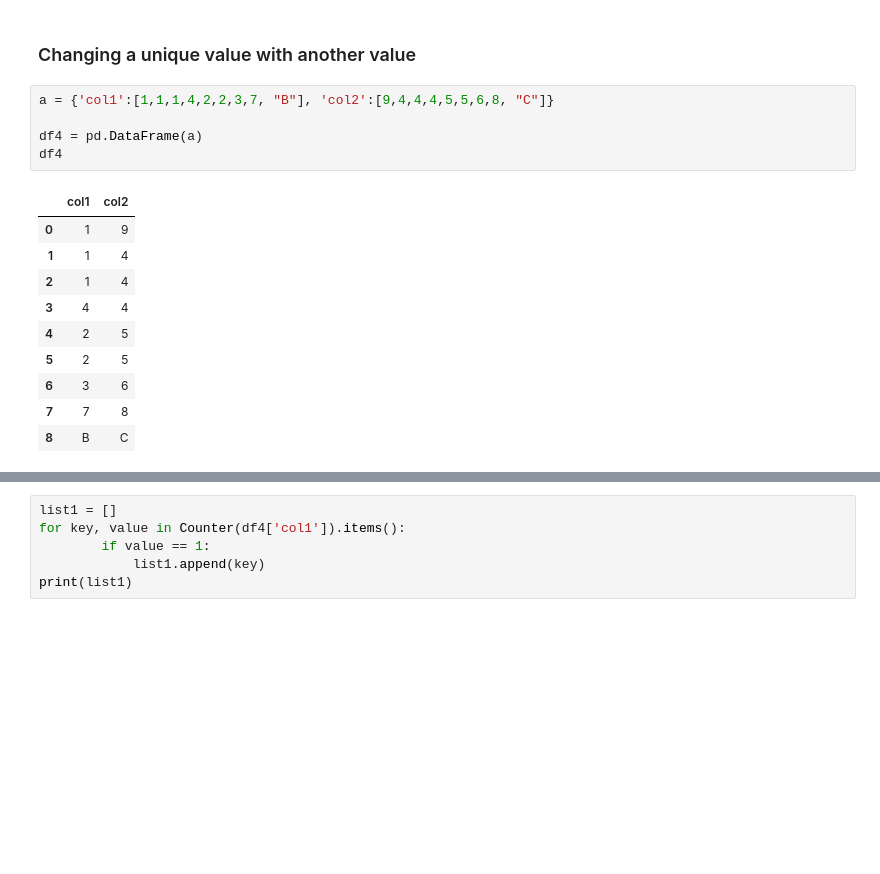
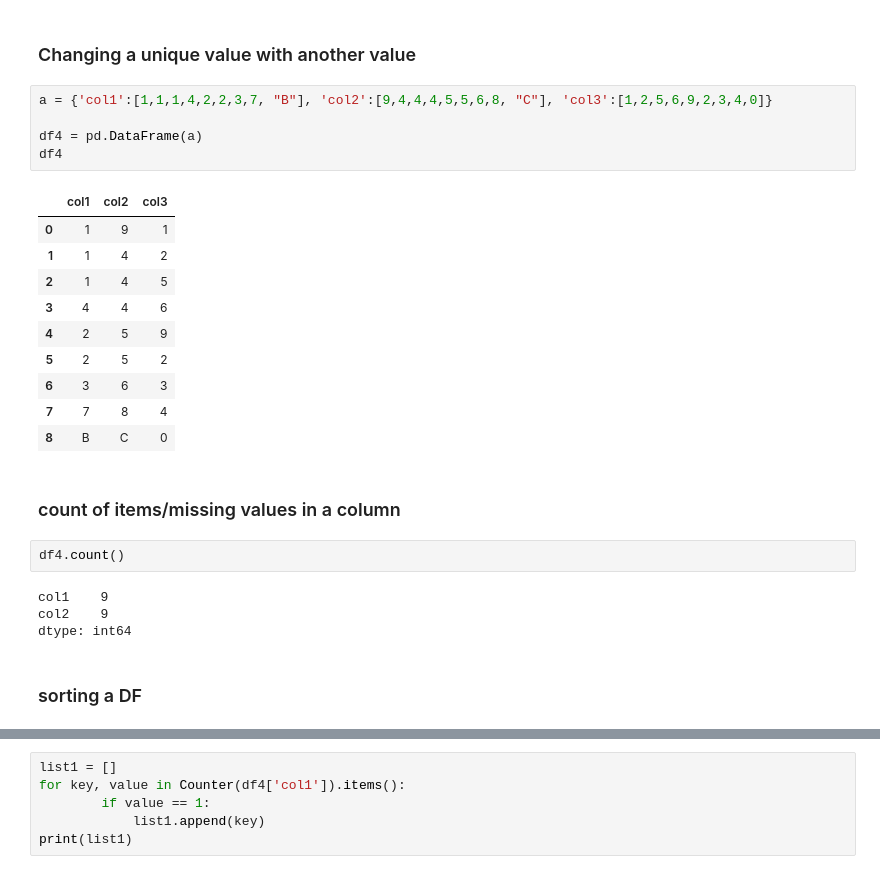
Before and after one commit to serdarbozoglan/My_Python, a Jupyter notebook: Templates/PYTHON_TEMPLATE.ipynb, the cells around one changed output, grey strips where cells are left out. Saved outputs shown, nothing was run; the diff lists cells and outputs as text; blank space fills up the shorter version.

```diff
--- a/Templates/PYTHON_TEMPLATE.ipynb
+++ b/Templates/PYTHON_TEMPLATE.ipynb
@@ -76,18 +478,28 @@ Image("crosstab_cheatsheet.png")
 # %% [markdown]
 ### Changing a unique value with another value
 # %%
-a = {'col1':[1,1,1,4,2,2,3,7, "B"], 'col2':[9,4,4,4,5,5,6,8, "C"]}
+a = {'col1':[1,1,1,4,2,2,3,7, "B"], 'col2':[9,4,4,4,5,5,6,8, "C"], 'col3':[1,2,5,6,9,2,3,4,0]}
 
 df4 = pd.DataFrame(a)
 df4
 # %% [output]
-|  | col1 | col2 |
-| 0 | 1 | 9 |
-| 1 | 1 | 4 |
-| 2 | 1 | 4 |
-| 3 | 4 | 4 |
-| 4 | 2 | 5 |
-| 5 | 2 | 5 |
-| 6 | 3 | 6 |
-| 7 | 7 | 8 |
-| 8 | B | C |
+|  | col1 | col2 | col3 |
+| 0 | 1 | 9 | 1 |
+| 1 | 1 | 4 | 2 |
+| 2 | 1 | 4 | 5 |
+| 3 | 4 | 4 | 6 |
+| 4 | 2 | 5 | 9 |
+| 5 | 2 | 5 | 2 |
+| 6 | 3 | 6 | 3 |
+| 7 | 7 | 8 | 4 |
+| 8 | B | C | 0 |
+# %% [markdown]
+### count of items/missing values in a column
+# %%
+df4.count()
+# %% [output]
+col1    9
+col2    9
+dtype: int64
+# %% [markdown]
+### sorting a DF
```
Also changed, not shown: parts of 130 cells of this notebook.
